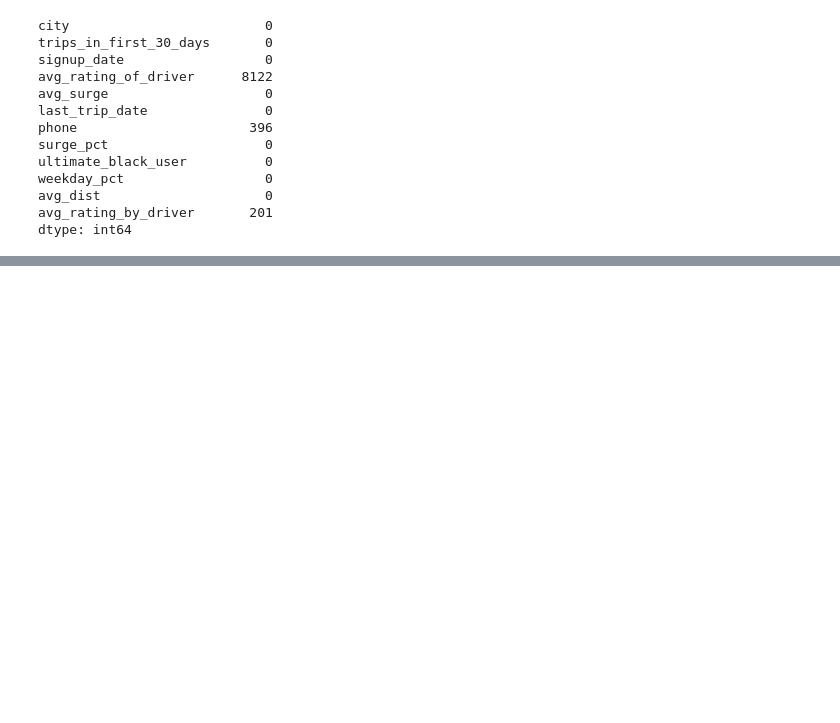
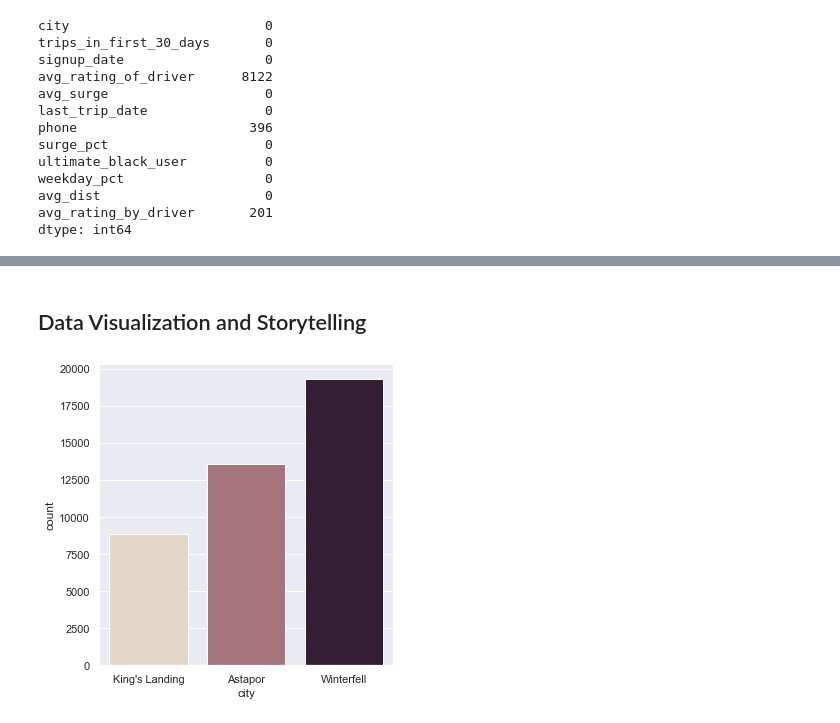
Before and after one commit to annafin/Springboard-Data-Science, a Jupyter notebook: ultimate_technologies_challenge/ultimate_tech_challenge.ipynb, the cells around one changed output, grey strips where cells are left out. Drawn from its saved outputs; the diff is of its cells as text; code cells hidden in the pictures; blank space fills up the shorter version.

```diff
--- a/ultimate_technologies_challenge/ultimate_tech_challenge.ipynb
+++ b/ultimate_technologies_challenge/ultimate_tech_challenge.ipynb
@@ -221,0 +260,3 @@ dtype: int64
+# %%
+# remove rows without an average driver rating
+rider = rider.dropna(axis=0, subset=['avg_rating_of_driver'])
@@ -221,0 +265,3 @@ dtype: int64
+# %%
+# fill na with Unknown
+rider['phone'].fillna('Unknown', inplace=True)
@@ -221,0 +270,3 @@ dtype: int64
+# %%
+# remove rows without average rider rating
+rider = rider.dropna(axis=0, subset=['avg_rating_by_driver'])
@@ -221,0 +287,8 @@ dtype: int64
+# %% [markdown]
+## Data Visualization and Storytelling
+# %%
+# city
+sns.catplot(x='city', kind='count', palette='ch:.25', data=rider)
+plt.show()
+# %% [output]
+[figure, added]
```
Also changed, not shown: parts of 17 cells of this notebook.
